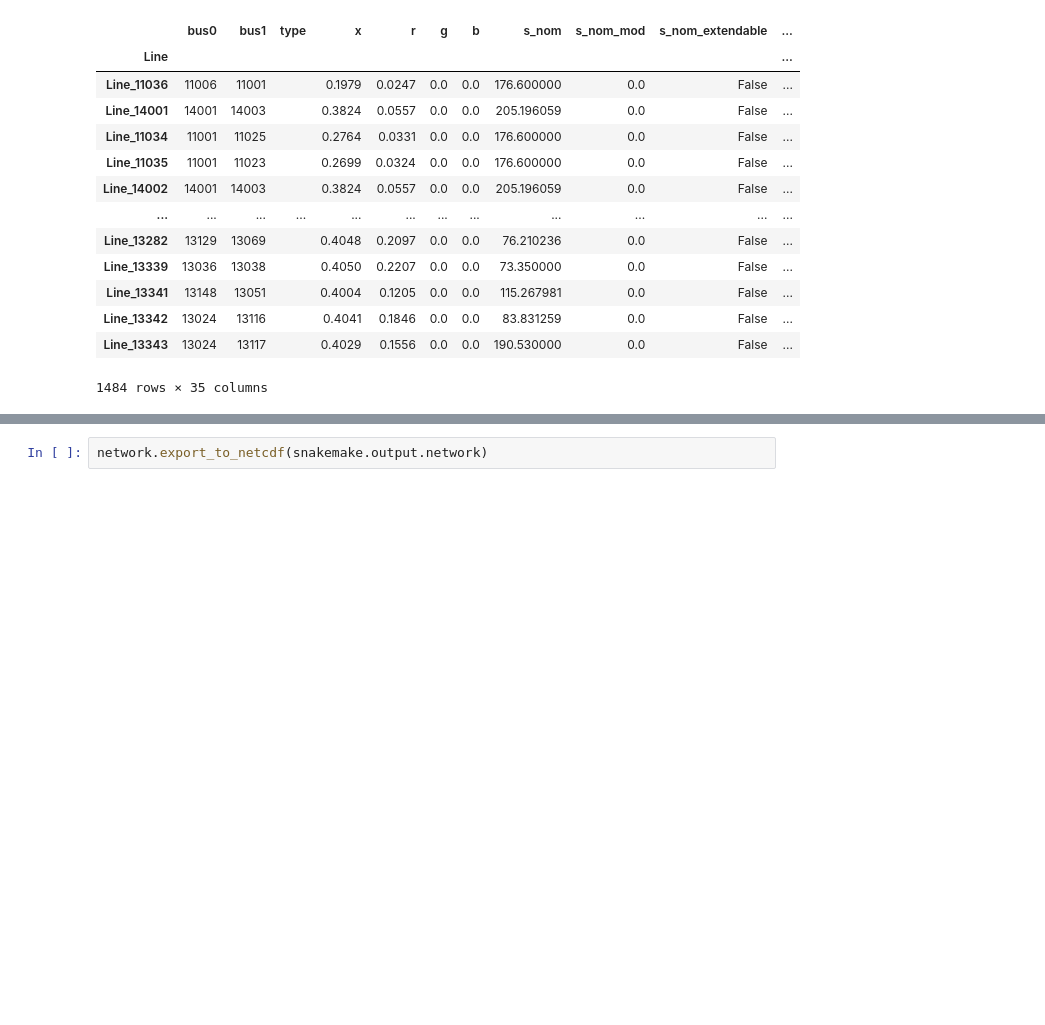
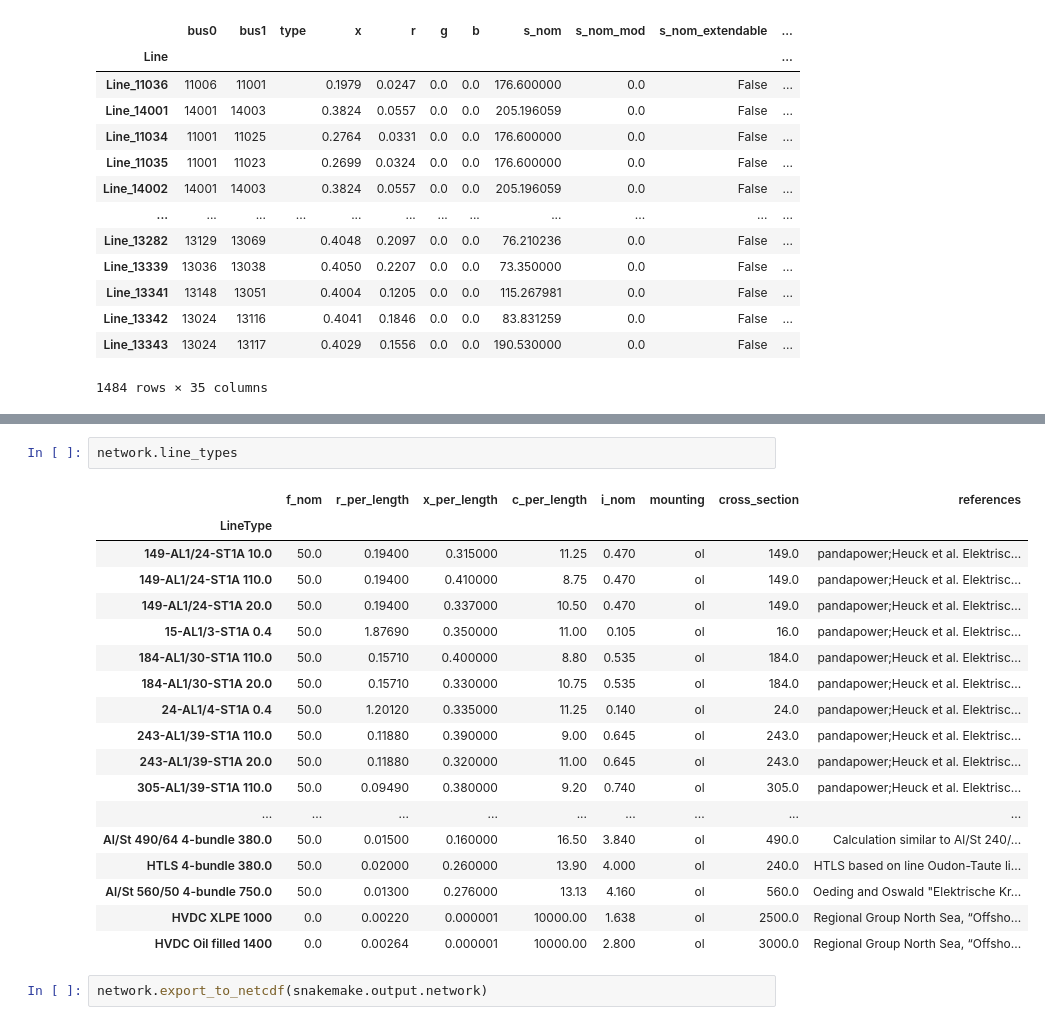
Before and after one commit to bjoernellens1/pypsa-eur-evt, a Jupyter notebook: rules/MA/notebooks/build_austrian_network_postgis.py.ipynb, the cells around one changed output, grey strips where cells are left out. Cells and saved outputs as stored; diff of their text form; blank space fills up the shorter version.

```diff
--- a/rules/MA/notebooks/build_austrian_network_postgis.py.ipynb
+++ b/rules/MA/notebooks/build_austrian_network_postgis.py.ipynb
@@ -290,3 +295,24 @@ network.lines
+# %%
+network.line_types
+# %% [output]
+|  | f_nom | r_per_length | x_per_length | c_per_length | i_nom | mounting | cross_section | references |
+| LineType |  |  |  |  |  |  |  |  |
+| 149-AL1/24-ST1A 10.0 | 50.0 | 0.19400 | 0.315000 | 11.25 | 0.470 | ol | 149.0 | pandapower;Heuck et al. Elektrisc... |
+| 149-AL1/24-ST1A 110.0 | 50.0 | 0.19400 | 0.410000 | 8.75 | 0.470 | ol | 149.0 | pandapower;Heuck et al. Elektrisc... |
+| 149-AL1/24-ST1A 20.0 | 50.0 | 0.19400 | 0.337000 | 10.50 | 0.470 | ol | 149.0 | pandapower;Heuck et al. Elektrisc... |
+| 15-AL1/3-ST1A 0.4 | 50.0 | 1.87690 | 0.350000 | 11.00 | 0.105 | ol | 16.0 | pandapower;Heuck et al. Elektrisc... |
+| 184-AL1/30-ST1A 110.0 | 50.0 | 0.15710 | 0.400000 | 8.80 | 0.535 | ol | 184.0 | pandapower;Heuck et al. Elektrisc... |
+| 184-AL1/30-ST1A 20.0 | 50.0 | 0.15710 | 0.330000 | 10.75 | 0.535 | ol | 184.0 | pandapower;Heuck et al. Elektrisc... |
+| 24-AL1/4-ST1A 0.4 | 50.0 | 1.20120 | 0.335000 | 11.25 | 0.140 | ol | 24.0 | pandapower;Heuck et al. Elektrisc... |
+| 243-AL1/39-ST1A 110.0 | 50.0 | 0.11880 | 0.390000 | 9.00 | 0.645 | ol | 243.0 | pandapower;Heuck et al. Elektrisc... |
+| 243-AL1/39-ST1A 20.0 | 50.0 | 0.11880 | 0.320000 | 11.00 | 0.645 | ol | 243.0 | pandapower;Heuck et al. Elektrisc... |
+| 305-AL1/39-ST1A 110.0 | 50.0 | 0.09490 | 0.380000 | 9.20 | 0.740 | ol | 305.0 | pandapower;Heuck et al. Elektrisc... |
+| ... | ... | ... | ... | ... | ... | ... | ... | ... |
+| Al/St 490/64 4-bundle 380.0 | 50.0 | 0.01500 | 0.160000 | 16.50 | 3.840 | ol | 490.0 | Calculation similar to Al/St 240/... |
+| HTLS 4-bundle 380.0 | 50.0 | 0.02000 | 0.260000 | 13.90 | 4.000 | ol | 240.0 | HTLS based on line Oudon-Taute li... |
+| Al/St 560/50 4-bundle 750.0 | 50.0 | 0.01300 | 0.276000 | 13.13 | 4.160 | ol | 560.0 | Oeding and Oswald "Elektrische Kr... |
+| HVDC XLPE 1000 | 0.0 | 0.00220 | 0.000001 | 10000.00 | 1.638 | ol | 2500.0 | Regional Group North Sea, “Offsho... |
+| HVDC Oil filled 1400 | 0.0 | 0.00264 | 0.000001 | 10000.00 | 2.800 | ol | 3000.0 | Regional Group North Sea, “Offsho... |
 # %%
 network.export_to_netcdf(snakemake.output.network)
 # %% [output]
```
Also changed, not shown: parts of 2 cells of this notebook, 29 other files.
